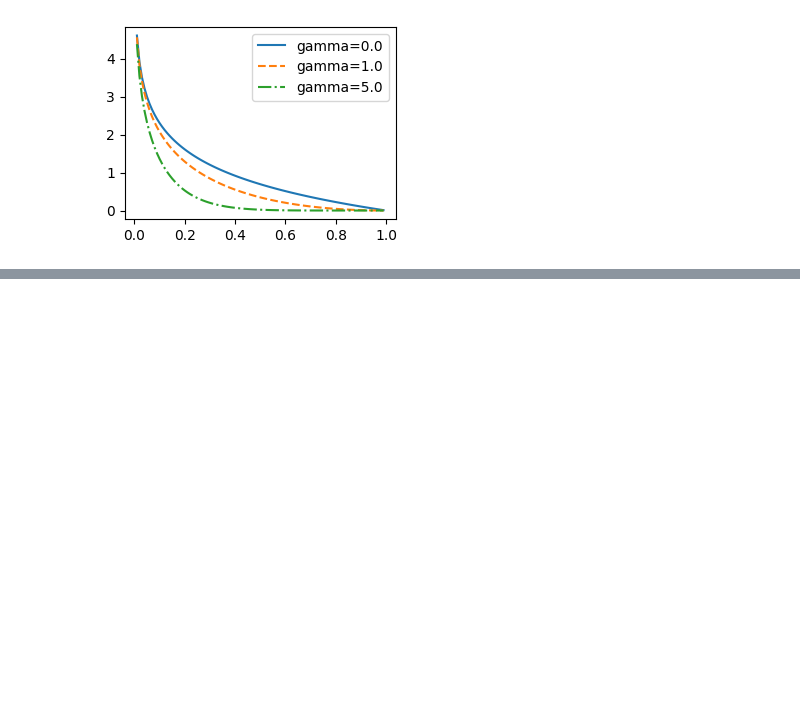
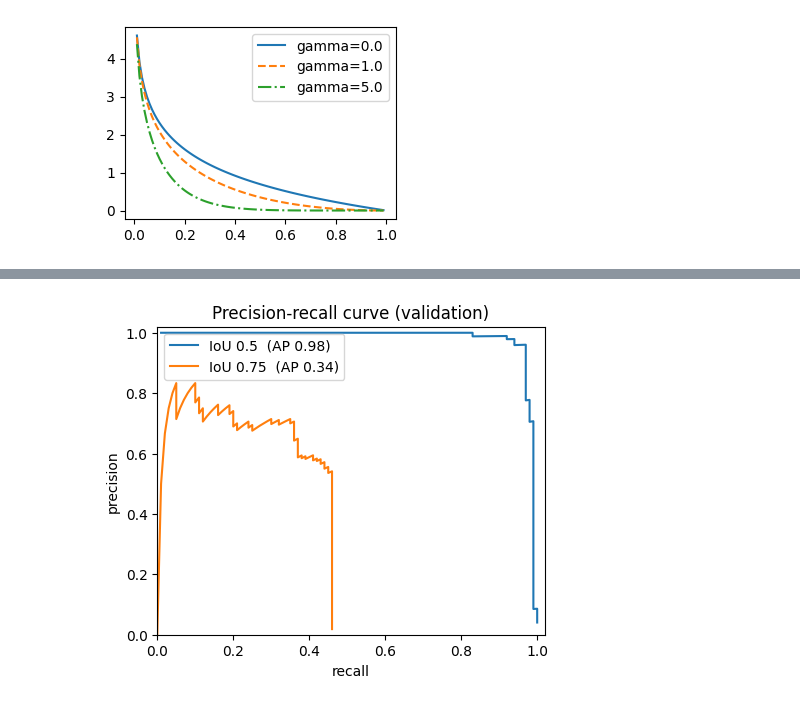
Before and after one commit to medericl/Deep-Learning-pour-l-Image-, a Jupyter notebook: 05_ssd_student.ipynb, the cells around one changed output, grey strips where cells are left out. Drawn from its saved outputs; the diff is of its cells as text; code cells hidden in the pictures; blank space fills up the shorter version.

```diff
--- a/05_ssd_student.ipynb
+++ b/05_ssd_student.ipynb
@@ -1258,0 +1225,80 @@ def show_predictions(split='val', n=6, top_k=1, threshold=0.0):
+# %%
+import time
+
+# Collect every detection (after NMS) and every ground-truth box on the validation set
+detections = []          # (image index, score, box)
+gt_boxes = []            # one ground-truth box per image
+net.eval()
+for features, target in val_iter:
+    for X_val, label in zip(features, target):
+        img_idx = len(gt_boxes)
+        gt_boxes.append(label[0, 1:])
+        for row in predict(X_val.unsqueeze(0)).cpu():
+            detections.append((img_idx, float(row[1]), row[2:6]))
+gt_boxes = torch.stack(gt_boxes)
+detections.sort(key=lambda d: d[1], reverse=True)    # most confident first
+
+def precision_recall(iou_threshold):
+    """Greedy matching (COCO / Pascal VOC style): each ground truth can be matched once."""
+    matched = torch.zeros(len(gt_boxes), dtype=torch.bool)
+    tp = []
+    for img_idx, score, box in detections:
+        iou = box_iou(box.unsqueeze(0), gt_boxes[img_idx].unsqueeze(0)).item()
+        if iou >= iou_threshold and not matched[img_idx]:
+            matched[img_idx] = True
+            tp.append(1)
+        else:
+            tp.append(0)
+    tp = torch.tensor(tp, dtype=torch.float32)
+    tp_cum, fp_cum = tp.cumsum(0), (1 - tp).cumsum(0)
+    recall = tp_cum / len(gt_boxes)
+    precision = tp_cum / (tp_cum + fp_cum)
+    return precision, recall
+
+def average_precision(iou_threshold):
+    """COCO 101-point interpolated AP."""
+    precision, recall = precision_recall(iou_threshold)
+    ap = 0.0
+    for r in torch.linspace(0, 1, 101):
+        p = precision[recall >= r]
+        ap += (p.max().item() if len(p) > 0 else 0.0) / 101
+    return ap
+
+ap50 = average_precision(0.5)
+ap75 = average_precision(0.75)
+ap_coco = sum(average_precision(t) for t in torch.arange(0.5, 0.96, 0.05).tolist()) / 10
+print(f'AP@0.5        : {ap50:.3f}')
+print(f'AP@0.75       : {ap75:.3f}')
+print(f'AP@[.5:.95]   : {ap_coco:.3f}   (COCO primary metric)')
+
+# Precision-recall curve
+set_figsize((5, 4))
+for t in (0.5, 0.75):
+    precision, recall = precision_recall(t)
+    plt.plot(recall, precision, label=f'IoU {t}  (AP {average_precision(t):.2f})')
+plt.xlabel('recall')
+plt.ylabel('precision')
+plt.xlim(0, 1.02)
+plt.ylim(0, 1.02)
+plt.legend()
+plt.title('Precision-recall curve (validation)')
+plt.show()
+
+# Model size and inference speed
+num_params = sum(p.numel() for p in net.parameters() if p.requires_grad)
+X_bench = next(iter(val_iter))[0][:1].to(device)
+with torch.no_grad():
+    for _ in range(5):                   # warm-up
+        net(X_bench)
+    if device.type == 'cuda':
+        torch.cuda.synchronize()
+    start = time.perf_counter()
+    runs = 50
+    for _ in range(runs):
+        net(X_bench)
+    if device.type == 'cuda':
+        torch.cuda.synchronize()
+ms = (time.perf_counter() - start) / runs * 1000
+print(f'parameters    : {num_params / 1e6:.2f} M')
+print(f'inference     : {ms:.1f} ms / image ({1000 / ms:.0f} FPS) on {device}')
+# %% [output]
@@ -1258,0 +1308 @@ def show_predictions(split='val', n=6, top_k=1, threshold=0.0):
+[figure, added]
```
Also changed, not shown: parts of 13 cells of this notebook.
